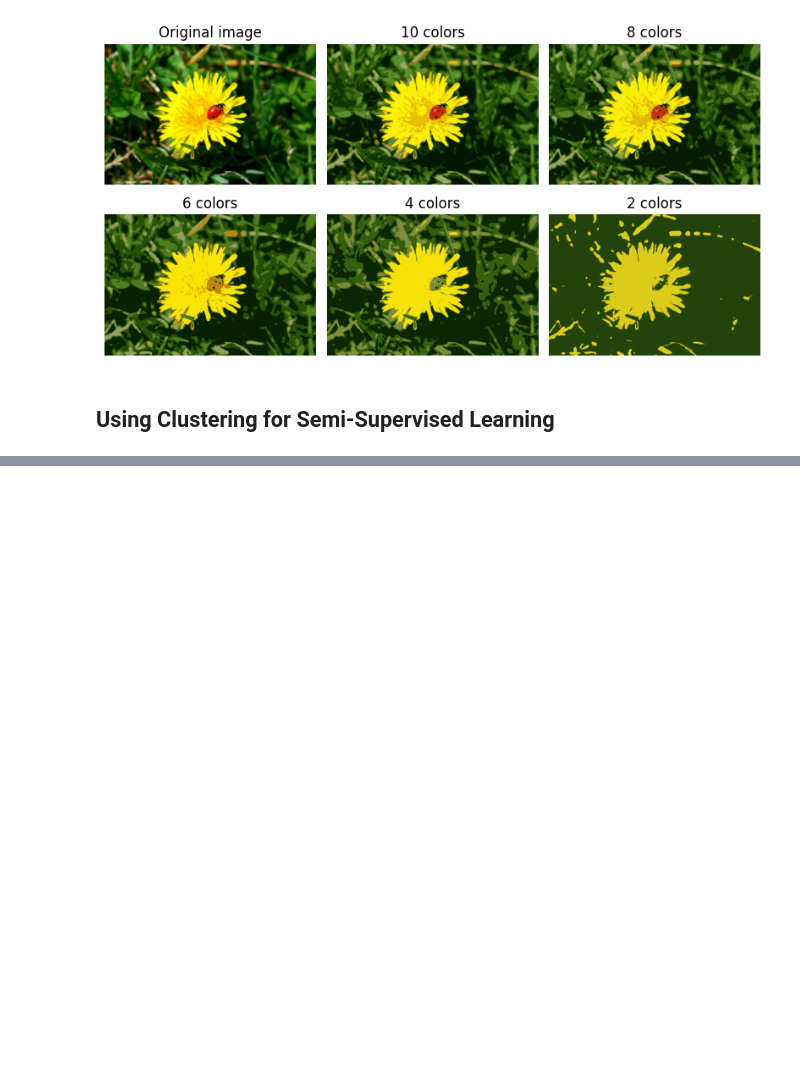
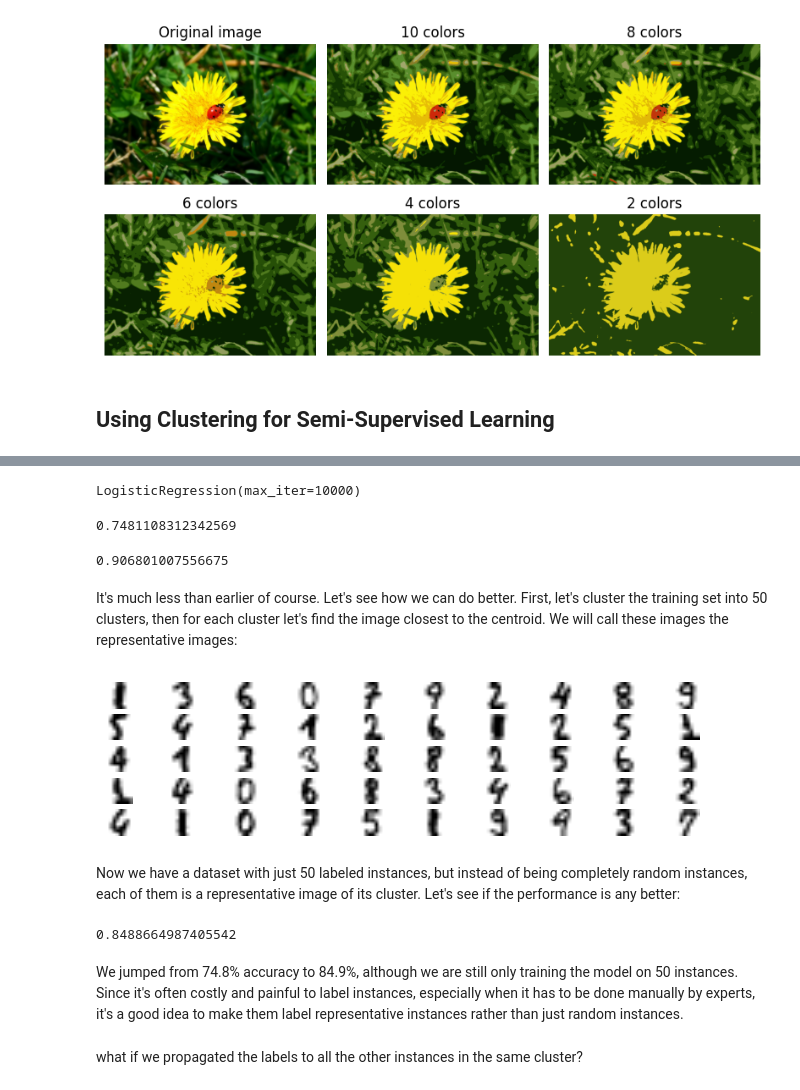
Before and after one commit to ArezooAalipanah/machine_learning3, a Jupyter notebook: HML_ch9.ipynb, the cells around one changed output, grey strips where cells are left out. Saved outputs shown, nothing was run; the diff lists cells and outputs as text; code cells hidden in the pictures; blank space fills up the shorter version.

```diff
--- a/HML_ch9.ipynb
+++ b/HML_ch9.ipynb
@@ -706,0 +711,46 @@ for idx, n_clusters in enumerate(n_colors):
+# %%
+from sklearn.datasets import load_digits
+
+X_digits, y_digits = load_digits(return_X_y=True)
+X_train, y_train = X_digits[:1400], y_digits[:1400]
+X_test, y_test = X_digits[1400:], y_digits[1400:]
+# %%
+
+# performance of the logistic regression with just 50 labeled
+
+from sklearn.linear_model import LogisticRegression
+
+n_labeled = 50
+log_reg = LogisticRegression(max_iter = 10_000)
+log_reg.fit(X_train[:n_labeled], y_train[:n_labeled])
+# %% [output]
+LogisticRegression(max_iter=10000)
+# %%
+log_reg.score(X_test, y_test)
+# %% [output]
+0.7481108312342569
+# %%
+#  the accuracy when we use the whole training set
+log_reg_full = LogisticRegression(max_iter=10_000)
+log_reg_full.fit(X_train, y_train)
+log_reg_full.score(X_test, y_test)
+# %% [output]
+0.906801007556675
+# %% [markdown]
+It's much less than earlier of course. Let's see how we can do better. First, let's cluster the training set into 50 clusters, then for each cluster let's find the image closest to the centroid. We will call these images the representative images:
+# %%
+k = 50
+kmeans = KMeans(n_clusters=k, random_state=42)
+X_digits_dist = kmeans.fit_transform(X_train)
+representative_digit_idx = X_digits_dist.argmin(axis=0)
+X_representative_digits = X_train[representative_digit_idx]
+# %%
+#plot these representative images and label them manually:
+plt.figure(figsize=(8, 2))
+for index, X_representative_digit in enumerate(X_representative_digits):
+    plt.subplot(k // 10, 10, index + 1)
+    plt.imshow(X_representative_digit.reshape(8, 8), cmap="binary",
+               interpolation="bilinear")
+    plt.axis('off')
+# %% [output]
+[figure, added]
@@ -706,0 +765,12 @@ for idx, n_clusters in enumerate(n_colors):
+# %% [markdown]
+Now we have a dataset with just 50 labeled instances, but instead of being completely random instances, each of them is a representative image of its cluster. Let's see if the performance is any better:
+# %%
+log_reg = LogisticRegression(max_iter=10_000)
+log_reg.fit(X_representative_digits, y_representative_digits)
+log_reg.score(X_test, y_test)
+# %% [output]
+0.8488664987405542
+# %% [markdown]
+We jumped from 74.8% accuracy to 84.9%, although we are still only training the model on 50 instances. Since it's often costly and painful to label instances, especially when it has to be done manually by experts, it's a good idea to make them label representative instances rather than just random instances.
+# %% [markdown]
+what if we propagated the labels to all the other instances in the same cluster?
```
Also changed, not shown: parts of 56 cells of this notebook.
